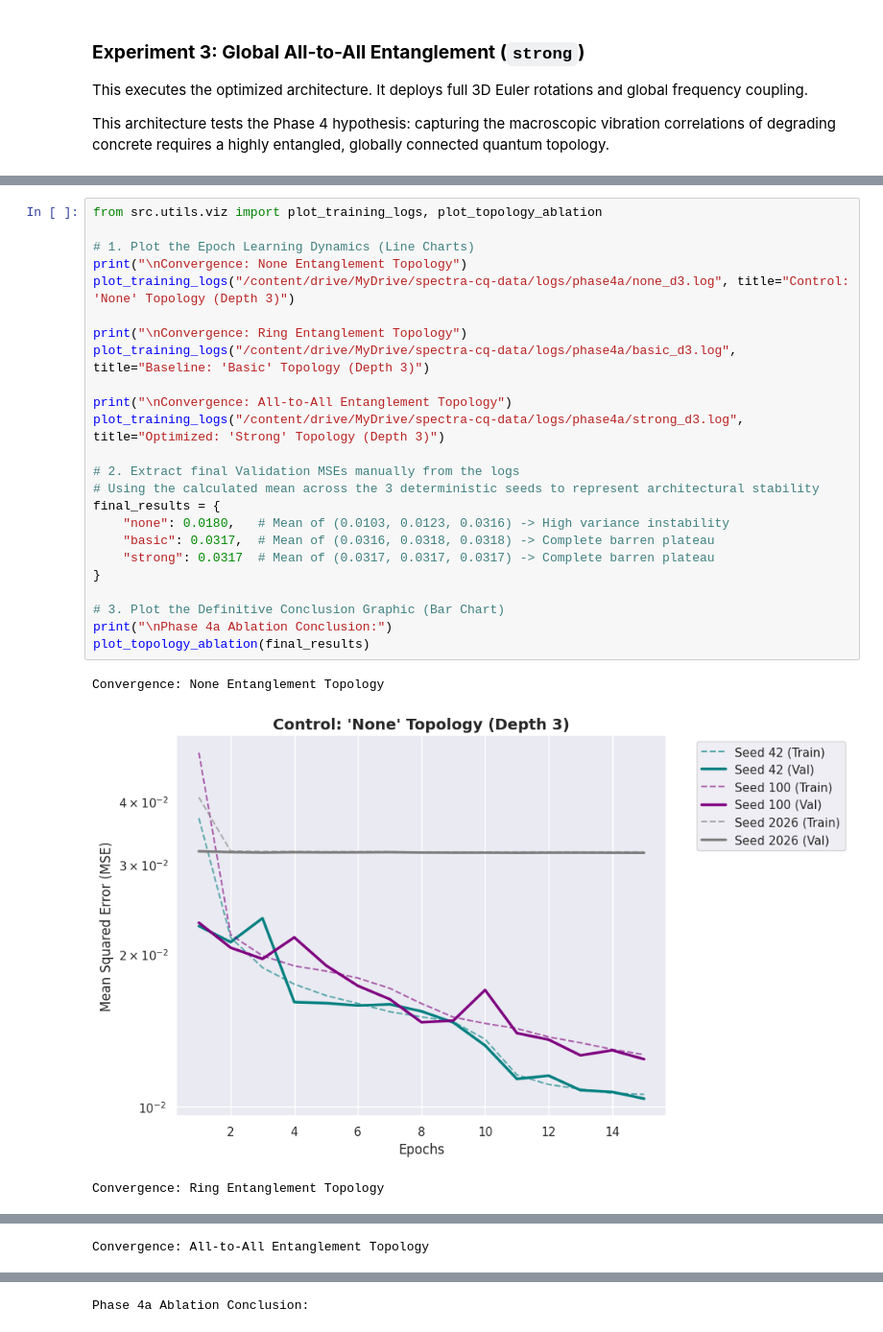
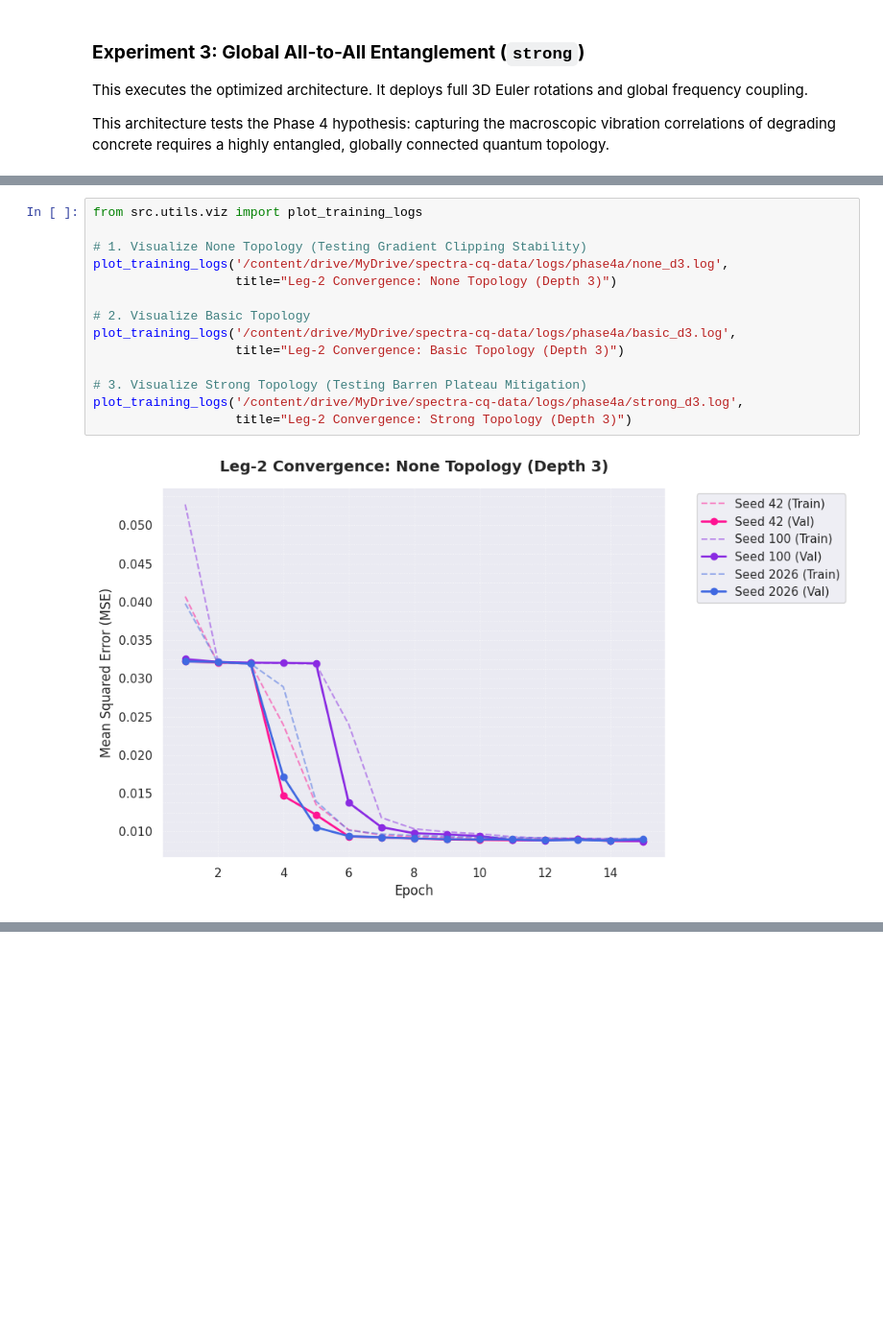
Before and after one commit to yeshapan/SPECTRA-CQ, a Jupyter notebook: notebooks/04a_ablation_topology.ipynb, the cells around one changed output, grey strips where cells are left out. Shown at 96% size. Cells and saved outputs as stored; diff of their text form; blank space fills up the shorter version.

```diff
--- a/notebooks/04a_ablation_topology.ipynb
+++ b/notebooks/04a_ablation_topology.ipynb
@@ -157,29 +159,17 @@ This architecture tests the Phase 4 hypothesis: capturing the macroscopic vibrat
 We parse the generated `.log` file to plot the Train v/s Validation MSE convergence for all 3 experiments
 # %%
-from src.utils.viz import plot_training_logs, plot_topology_ablation
+from src.utils.viz import plot_training_logs
 
-# 1. Plot the Epoch Learning Dynamics (Line Charts)
-print("\nConvergence: None Entanglement Topology")
-plot_training_logs("/content/drive/MyDrive/spectra-cq-data/logs/phase4a/none_d3.log", title="Control: 'None' Topology (Depth 3)")
+# 1. Visualize None Topology (Testing Gradient Clipping Stability)
+plot_training_logs('/content/drive/MyDrive/spectra-cq-data/logs/phase4a/none_d3.log',
+                   title="Leg-2 Convergence: None Topology (Depth 3)")
 
-print("\nConvergence: Ring Entanglement Topology")
-plot_training_logs("/content/drive/MyDrive/spectra-cq-data/logs/phase4a/basic_d3.log", title="Baseline: 'Basic' Topology (Depth 3)")
+# 2. Visualize Basic Topology
+plot_training_logs('/content/drive/MyDrive/spectra-cq-data/logs/phase4a/basic_d3.log',
+                   title="Leg-2 Convergence: Basic Topology (Depth 3)")
 
-print("\nConvergence: All-to-All Entanglement Topology")
-plot_training_logs("/content/drive/MyDrive/spectra-cq-data/logs/phase4a/strong_d3.log", title="Optimized: 'Strong' Topology (Depth 3)")
-
-# 2. Extract final Validation MSEs manually from the logs
-# Using the calculated mean across the 3 deterministic seeds to represent architectural stability
-final_results = {
-    "none": 0.0180,   # Mean of (0.0103, 0.0123, 0.0316) -> High variance instability
-    "basic": 0.0317,  # Mean of (0.0316, 0.0318, 0.0318) -> Complete barren plateau
-    "strong": 0.0317  # Mean of (0.0317, 0.0317, 0.0317) -> Complete barren plateau
-}
-
-# 3. Plot the Definitive Conclusion Graphic (Bar Chart)
-print("\nPhase 4a Ablation Conclusion:")
-plot_topology_ablation(final_results)
+# 3. Visualize Strong Topology (Testing Barren Plateau Mitigation)
+plot_training_logs('/content/drive/MyDrive/spectra-cq-data/logs/phase4a/strong_d3.log',
+                   title="Leg-2 Convergence: Strong Topology (Depth 3)")
 # %% [output]
-Convergence: None Entanglement Topology
-[figure, old version]
+[figure, new version]
-Convergence: Ring Entanglement Topology
@@ -187 +176,0 @@ Convergence: Ring Entanglement Topology
-Convergence: All-to-All Entanglement Topology
@@ -189 +177,0 @@ Convergence: All-to-All Entanglement Topology
-Phase 4a Ablation Conclusion:
```
Also changed, not shown: parts of 12 cells of this notebook, 4 other files.
